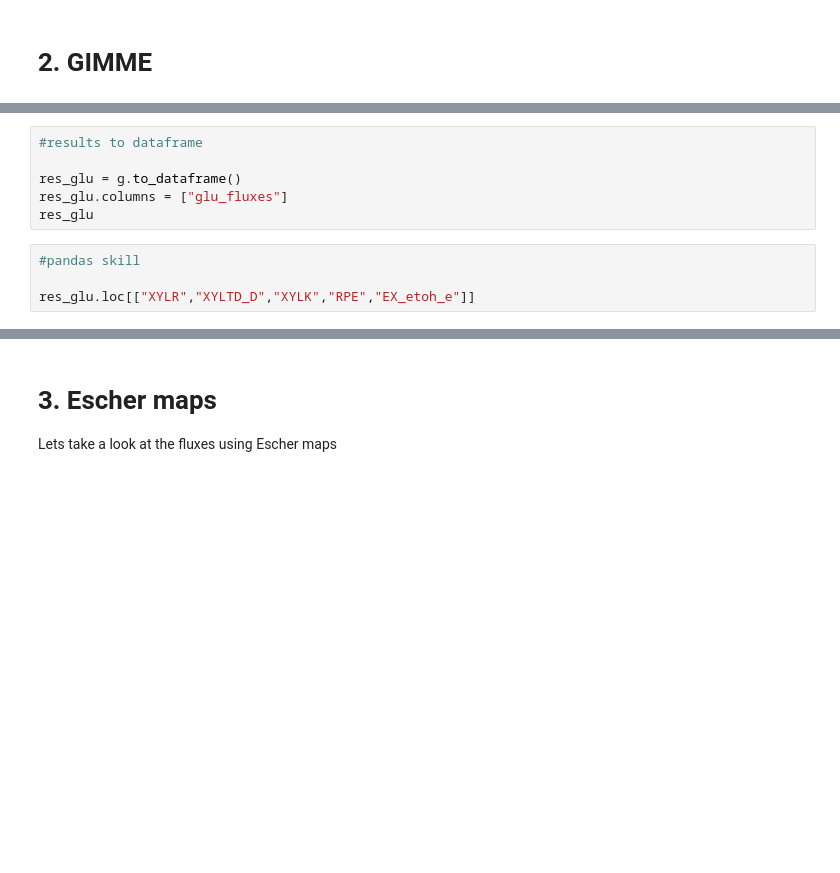
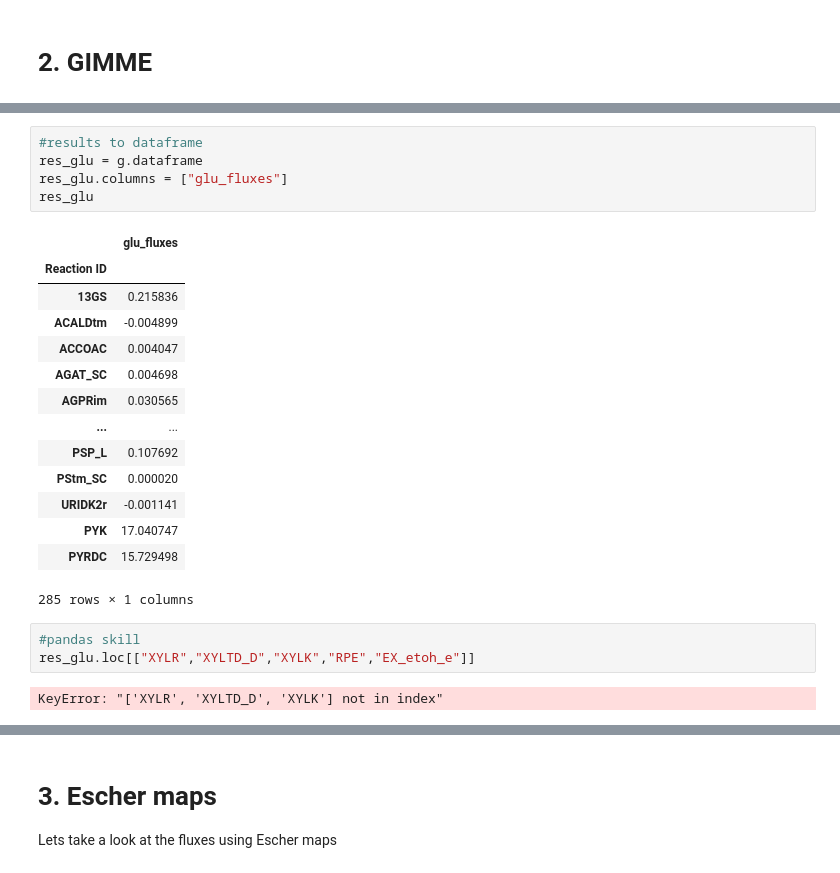
Before and after one commit to BioSystemsUM/s2m2, a Jupyter notebook: omics/s2m2 - hands-on omics - exercise 12.ipynb, the cells around one changed output, grey strips where cells are left out. Drawn from its saved outputs; the diff is of its cells as text; blank space fills up the shorter version.

```diff
--- a/omics/s2m2 - hands-on omics - exercise 12.ipynb
+++ b/omics/s2m2 - hands-on omics - exercise 12.ipynb
@@ -126,13 +173,28 @@ g.values
 # %%
 #results to dataframe
-
-res_glu = g.to_dataframe()
+res_glu = g.dataframe
 res_glu.columns = ["glu_fluxes"]
 res_glu
+# %% [output]
+|  | glu_fluxes |
+| Reaction ID |  |
+| 13GS | 0.215836 |
+| ACALDtm | -0.004899 |
+| ACCOAC | 0.004047 |
+| AGAT_SC | 0.004698 |
+| AGPRim | 0.030565 |
+| ... | ... |
+| PSP_L | 0.107692 |
+| PStm_SC | 0.000020 |
+| URIDK2r | -0.001141 |
+| PYK | 17.040747 |
+| PYRDC | 15.729498 |
+285 rows × 1 columns
 # %%
 #pandas skill
-
 res_glu.loc[["XYLR","XYLTD_D","XYLK","RPE","EX_etoh_e"]]
+# %% [output]
+KeyError: "['XYLR', 'XYLTD_D', 'XYLK'] not in index"
 # %%
 #Example with industrial transcriptomics data during xylose fermentation
 
```
Also changed, not shown: parts of 21 cells of this notebook.
